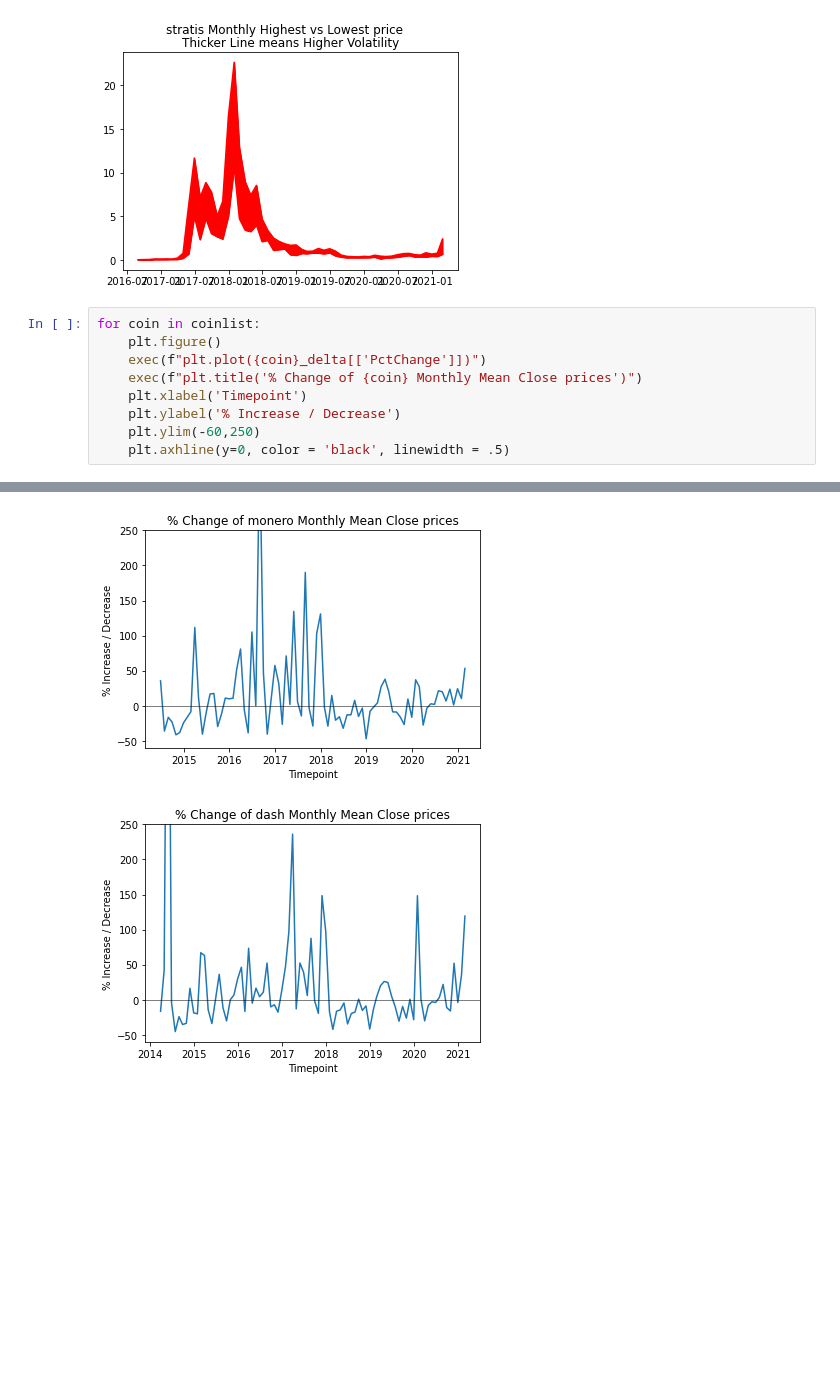
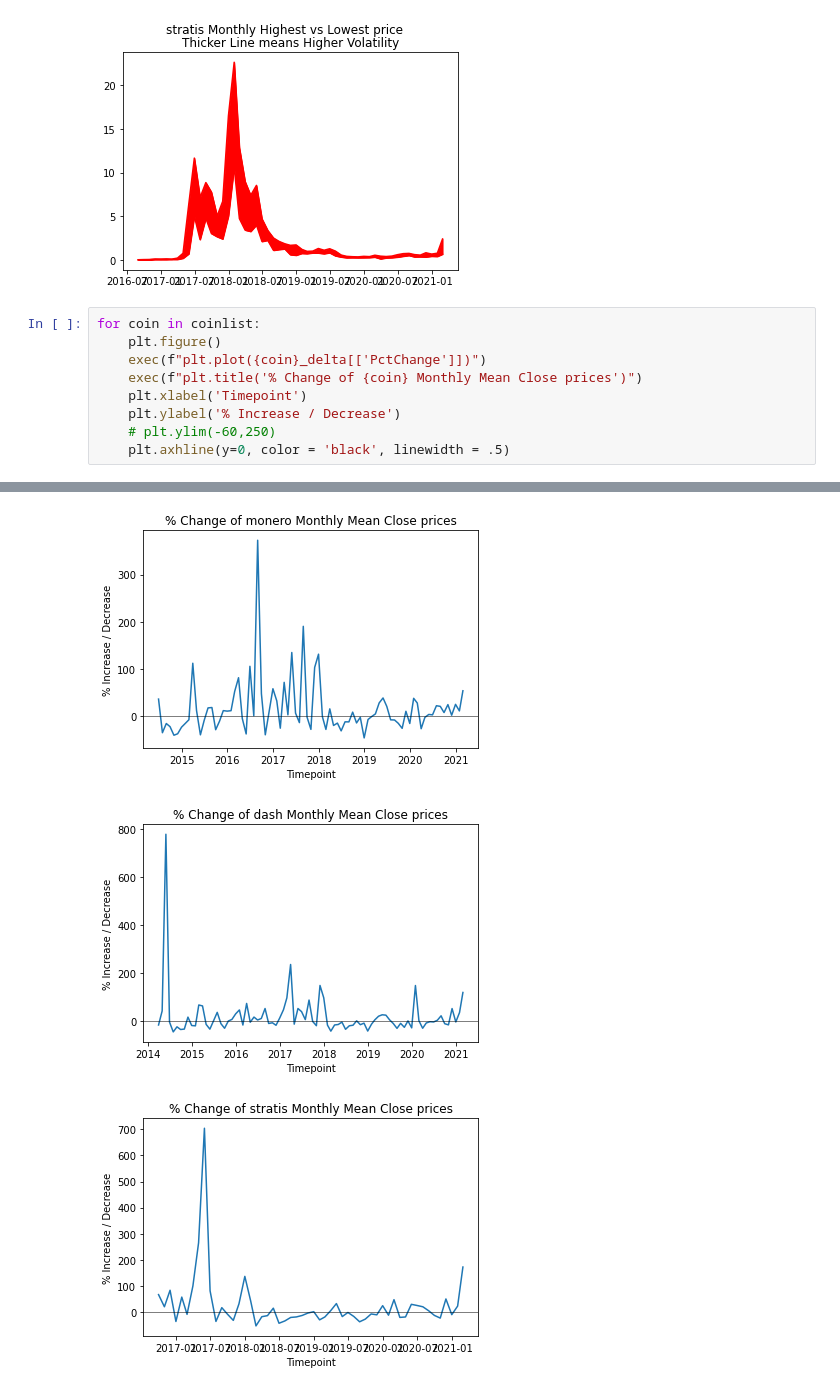
Before and after one commit to nickkyklausng/Crypto-Assignment, a Jupyter notebook: Dave-Crypto-Scratch-Notebook.ipynb, the cells around one changed output, grey strips where cells are left out. Cells and saved outputs as stored; diff of their text form; blank space fills up the shorter version.

Commit message:
New Graphs and Base Currency File

```diff
--- a/Dave-Crypto-Scratch-Notebook.ipynb
+++ b/Dave-Crypto-Scratch-Notebook.ipynb
@@ -211,6 +214,6 @@ for coin in coinlist:
     exec(f"plt.title('% Change of {coin} Monthly Mean Close prices')")
     plt.xlabel('Timepoint')
     plt.ylabel('% Increase / Decrease')
-    plt.ylim(-60,250)
+    # plt.ylim(-60,250)
     plt.axhline(y=0, color = 'black', linewidth = .5)
 # %% [output]
@@ -221,2 +224,3 @@ for coin in coinlist:
-[figure, old version]
+[figure, new version]
-[figure, old version]
+[figure, new version]
+[figure, added]
```
Also changed, not shown: parts of 7 cells of this notebook, 1 other file.
